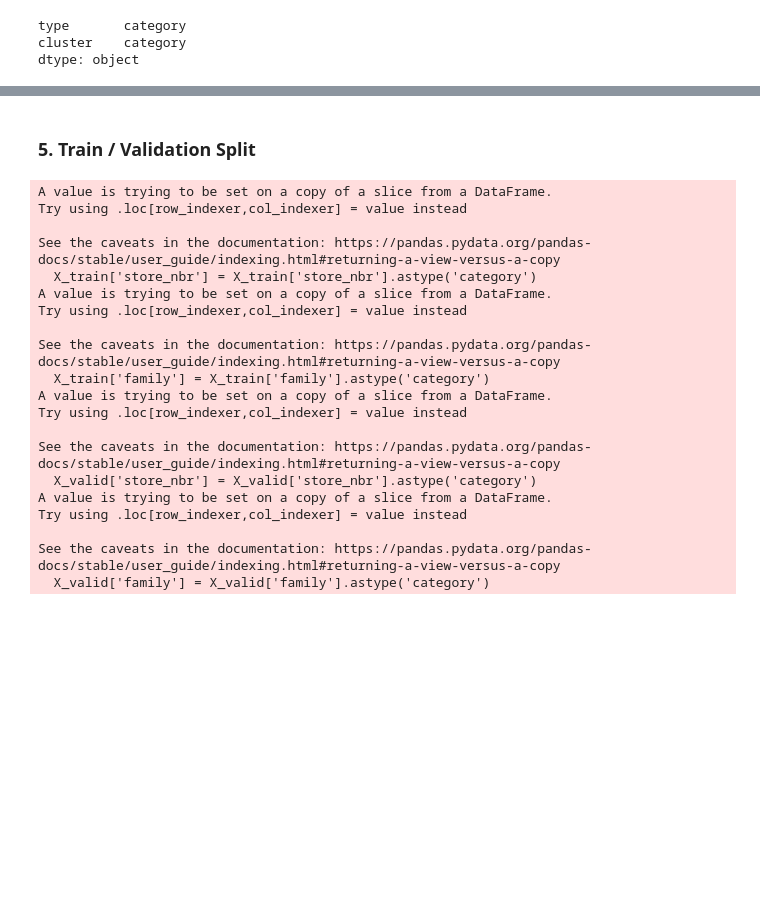
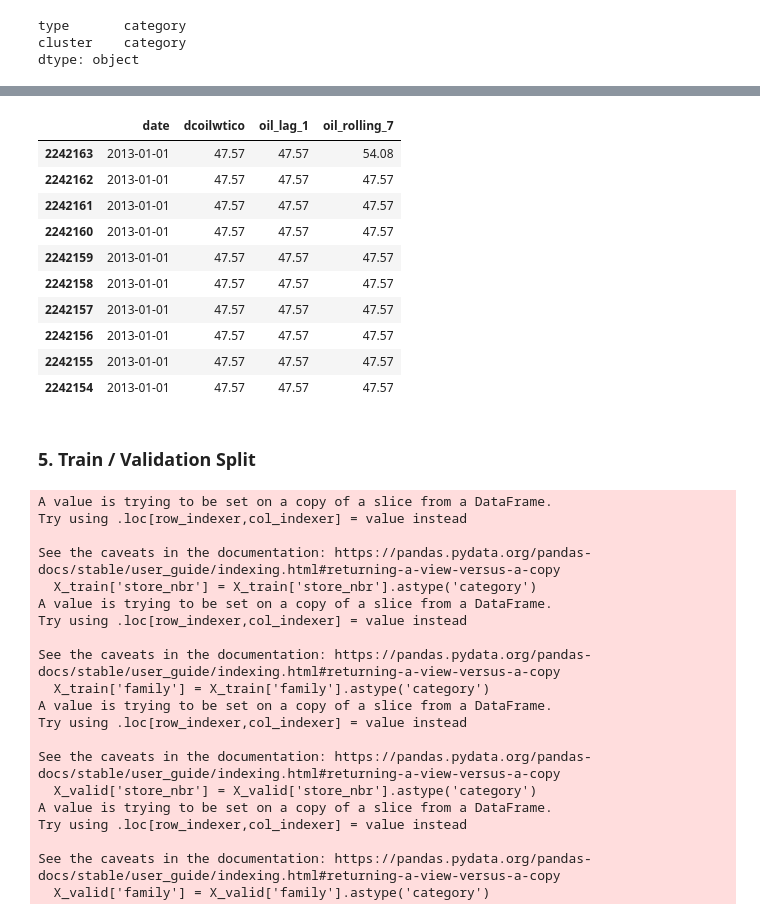
Before and after one commit to s-lien-0/data-science-engineering-challenge, a Jupyter notebook: challenge_06_store-sales-time-series-forecasting/analysis/analysis.ipynb, the cells around one changed output, grey strips where cells are left out. Saved outputs shown, nothing was run; the diff lists cells and outputs as text; code cells hidden in the pictures; blank space fills up the shorter version.

```diff
--- a/challenge_06_store-sales-time-series-forecasting/analysis/analysis.ipynb
+++ b/challenge_06_store-sales-time-series-forecasting/analysis/analysis.ipynb
@@ -202,2 +205,2 @@ dtype: object
 # %%
-# df = df.merge(oil, on='date', how='left')
+df = df.merge(oil, on='date', how='left')
@@ -206,3 +217,17 @@ dtype: object
+# %%
+df[['date', 'dcoilwtico', 'oil_lag_1', 'oil_rolling_7']].head(10)
+# %% [output]
+|  | date | dcoilwtico | oil_lag_1 | oil_rolling_7 |
+| 2242163 | 2013-01-01 | 47.57 | 47.57 | 54.08 |
+| 2242162 | 2013-01-01 | 47.57 | 47.57 | 47.57 |
+| 2242161 | 2013-01-01 | 47.57 | 47.57 | 47.57 |
+| 2242160 | 2013-01-01 | 47.57 | 47.57 | 47.57 |
+| 2242159 | 2013-01-01 | 47.57 | 47.57 | 47.57 |
+| 2242158 | 2013-01-01 | 47.57 | 47.57 | 47.57 |
+| 2242157 | 2013-01-01 | 47.57 | 47.57 | 47.57 |
+| 2242156 | 2013-01-01 | 47.57 | 47.57 | 47.57 |
+| 2242155 | 2013-01-01 | 47.57 | 47.57 | 47.57 |
+| 2242154 | 2013-01-01 | 47.57 | 47.57 | 47.57 |
 # %% [markdown]
 ### 5. Train / Validation Split
 # %%
```
Also changed, not shown: parts of 12 cells of this notebook, 1 other file.
